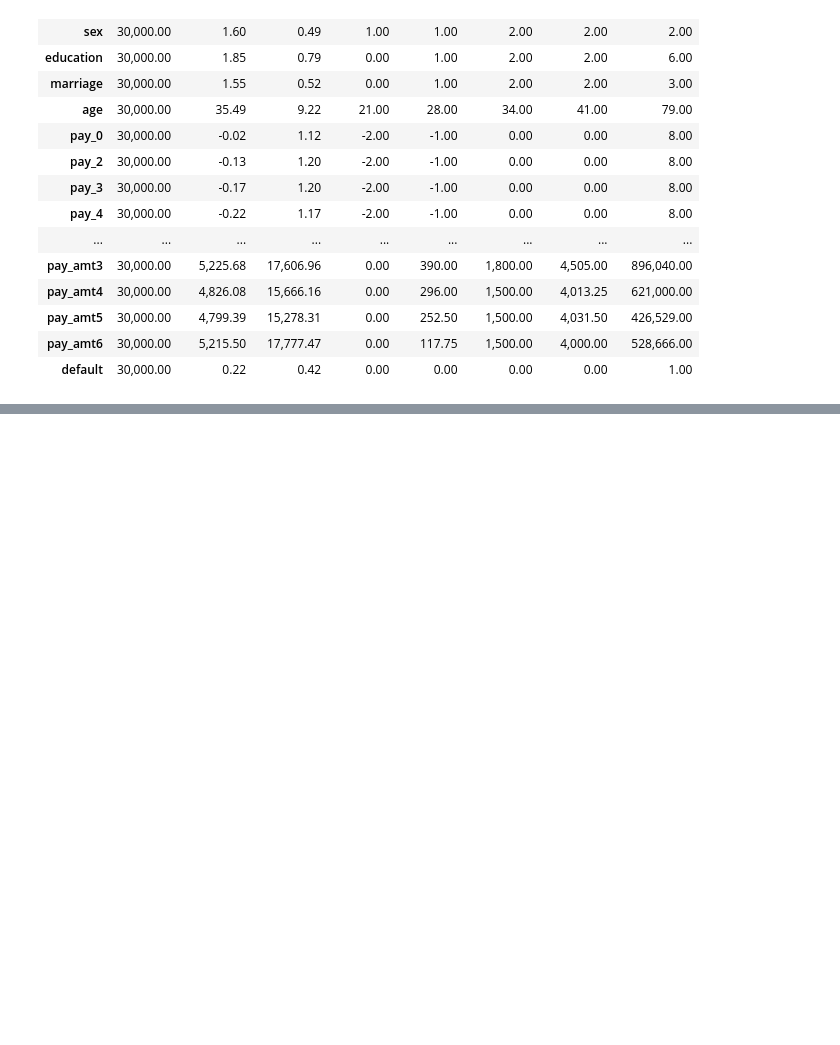
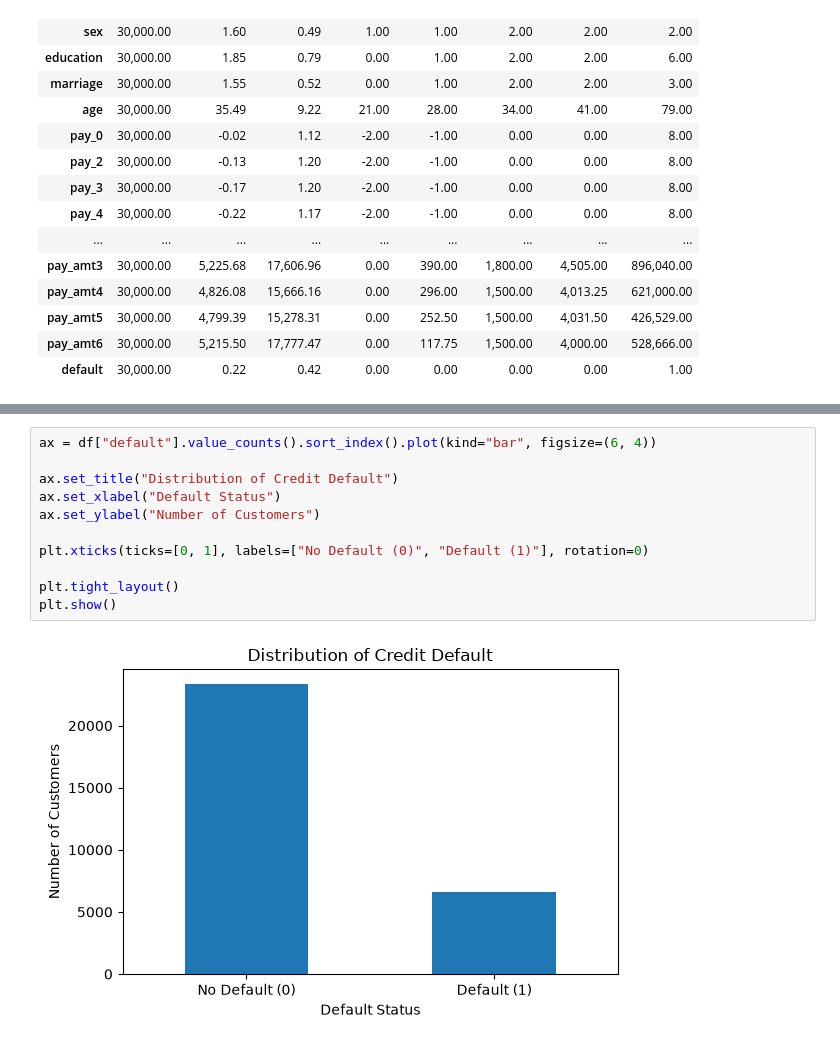
Before and after one commit to Dashkaa1114/Strategic-Thinking-Sep26, a Jupyter notebook: CA1-Credit-Default-Risk/2026328_CA2_Credit_Default_EDA_DataPrep_V1.ipynb, the cells around one changed output, grey strips where cells are left out. Cells and saved outputs as stored; diff of their text form; blank space fills up the shorter version.

```diff
--- a/CA1-Credit-Default-Risk/2026328_CA2_Credit_Default_EDA_DataPrep_V1.ipynb
+++ b/CA1-Credit-Default-Risk/2026328_CA2_Credit_Default_EDA_DataPrep_V1.ipynb
@@ -414,0 +577,13 @@ df.describe().T
+# %%
+ax = df["default"].value_counts().sort_index().plot(kind="bar", figsize=(6, 4))
+
+ax.set_title("Distribution of Credit Default")
+ax.set_xlabel("Default Status")
+ax.set_ylabel("Number of Customers")
+
+plt.xticks(ticks=[0, 1], labels=["No Default (0)", "Default (1)"], rotation=0)
+
+plt.tight_layout()
+plt.show()
+# %% [output]
+[figure, added]
```
Also changed, not shown: parts of 10 cells of this notebook.
